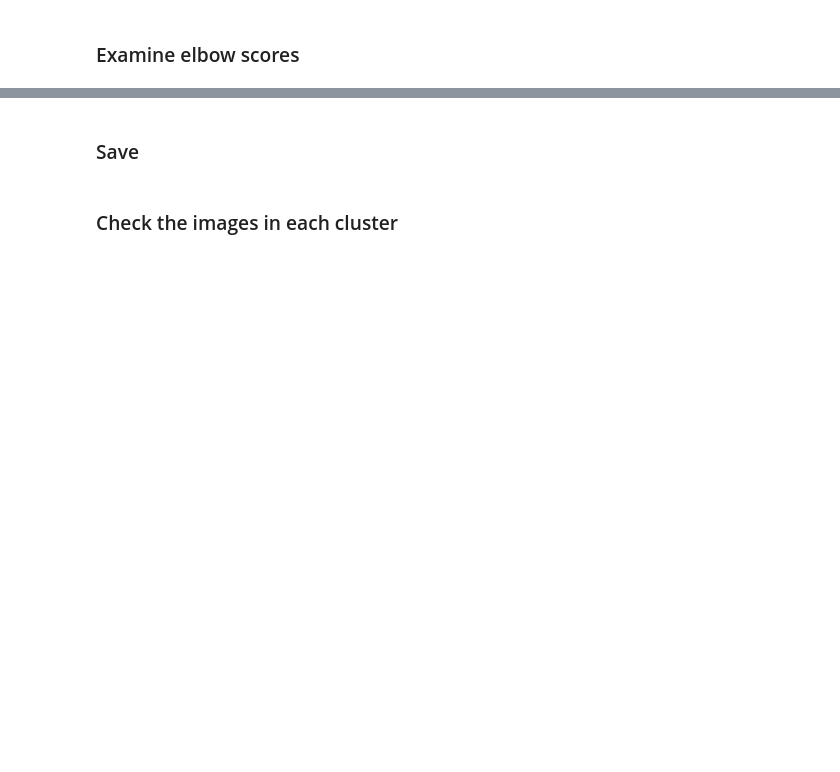
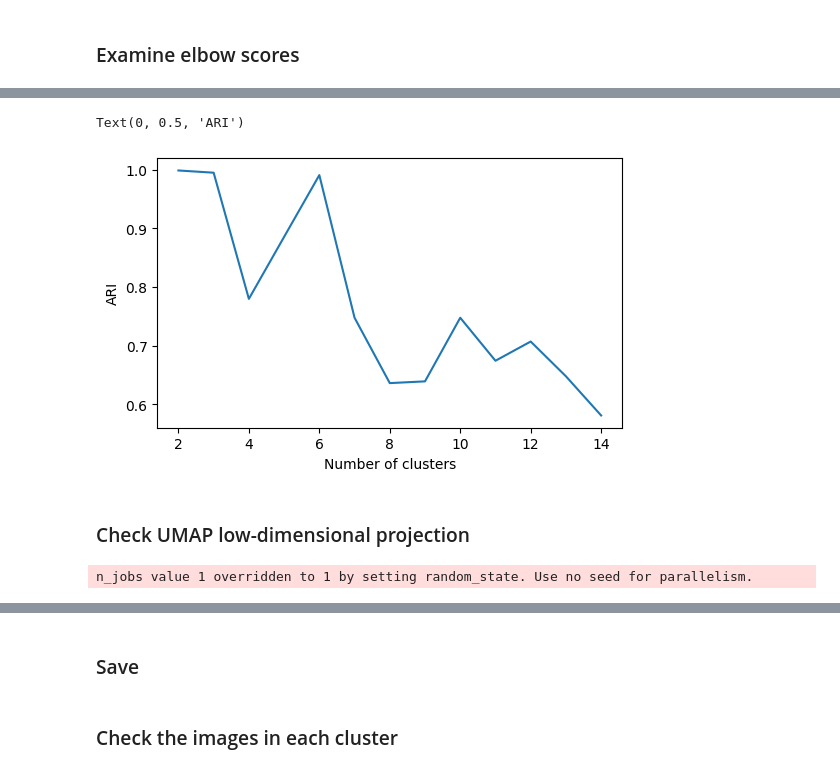
Before and after one commit to Urban-Analytics/INTEGRATE, a Jupyter notebook: llm/python/Embeddings/CLIP/WithClustering/4-IdentifyEmbeddingGroupings.ipynb, the cells around one changed output, grey strips where cells are left out. Saved outputs shown, nothing was run; the diff lists cells and outputs as text; code cells hidden in the pictures; blank space fills up the shorter version.

```diff
--- a/llm/python/Embeddings/CLIP/WithClustering/4-IdentifyEmbeddingGroupings.ipynb
+++ b/llm/python/Embeddings/CLIP/WithClustering/4-IdentifyEmbeddingGroupings.ipynb
@@ -194,29 +187,0 @@ plot_elbow(ks, inertias, optimal_k)
-# %%
-def clustering_stability(all_embeddings, k, n_runs=10):
-    """
-    Run k-means multiple times with different random initialisations
-    and compute pairwise Adjusted Rand Index (ARI).
-    """
-    labels_list = []
-
-    for seed in range(n_runs):
-        kmeans = KMeans(
-            n_clusters=k,
-            n_init=1,          # important: single init per run
-            random_state=seed
-        )
-        labels = kmeans.fit_predict(all_embeddings)
-        labels_list.append(labels)
-
-    # Compute pairwise ARI
-    ari_scores = []
-    for i in range(len(labels_list)):
-        for j in range(i + 1, len(labels_list)):
-            ari = adjusted_rand_score(labels_list[i], labels_list[j])
-            ari_scores.append(ari)
-
-    return np.mean(ari_scores), np.std(ari_scores), ari_scores
-# %%
-for k in range(2,10):
-    mean_ari, std_ari, _ = clustering_stability(all_embeddings, k)
-    print(f"k={k}: ARI = {mean_ari:.2f} ± {std_ari:.2f}")
@@ -222,0 +229,33 @@ for k in range(2,10):
+# %%
+mean_aris = []
+std_aris = []
+for k in range(2,15):
+    mean_ari, std_ari, _ = clustering_stability(all_embeddings, k)
+    # print(f"k={k}: ARI = {mean_ari:.2f} ± {std_ari:.2f}")
+    mean_aris.append(mean_ari)
+    std_aris.append(std_ari)
+# %%
+fig,ax=plt.subplots(figsize=(6,3.5))
+ax.plot(range(2,15), mean_aris)
+ax.set_xlabel("Number of clusters")
+ax.set_ylabel("ARI")
+# %% [output]
+Text(0, 0.5, 'ARI')
+[figure, added]
+# %% [markdown]
+### Check UMAP low-dimensional projection
+# %%
+embeddings = np.vstack(expanded_gdf["embedding"].values)   # shape (N, 512)
+             # string labels
+reducer = umap.UMAP(
+    n_neighbors=30,
+    min_dist=0.1,
+    metric='cosine',   # ✔ recommended for CLIP embeddings
+    random_state=42)
+
+emb_2d = reducer.fit_transform(embeddings)  # shape (N, 2)
+
+expanded_gdf['umap_x'] = emb_2d[:, 0]
+expanded_gdf['umap_y'] = emb_2d[:, 1]
+# %% [output]
+n_jobs value 1 overridden to 1 by setting random_state. Use no seed for parallelism.
```
Also changed, not shown: parts of 16 cells of this notebook, 4 other files.
